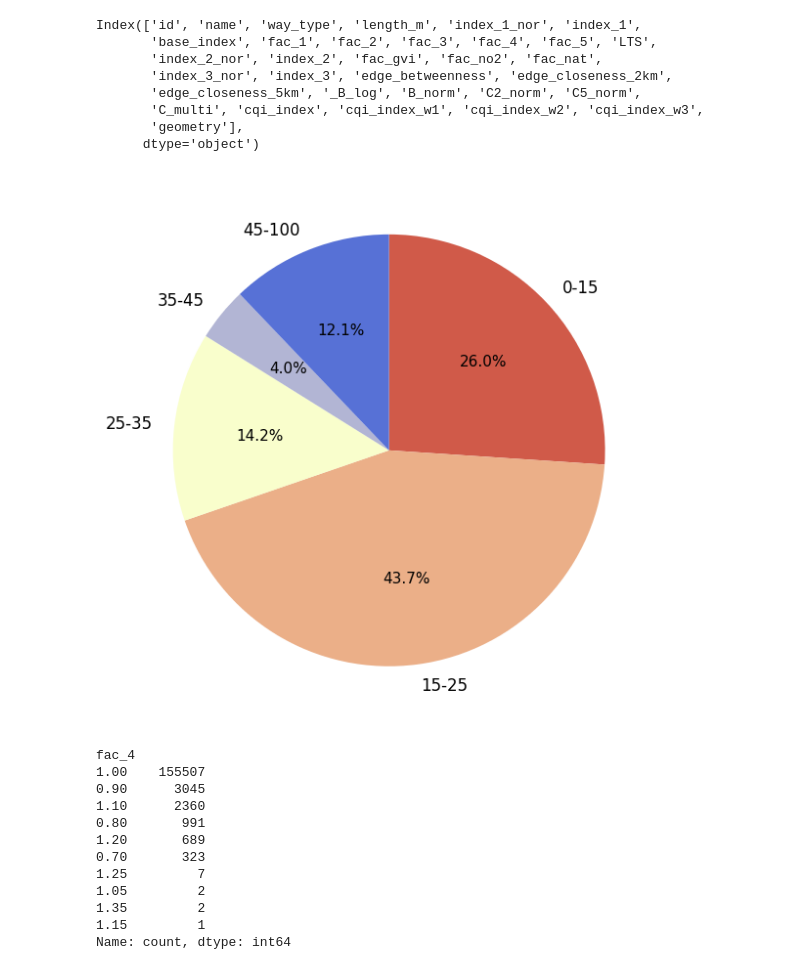
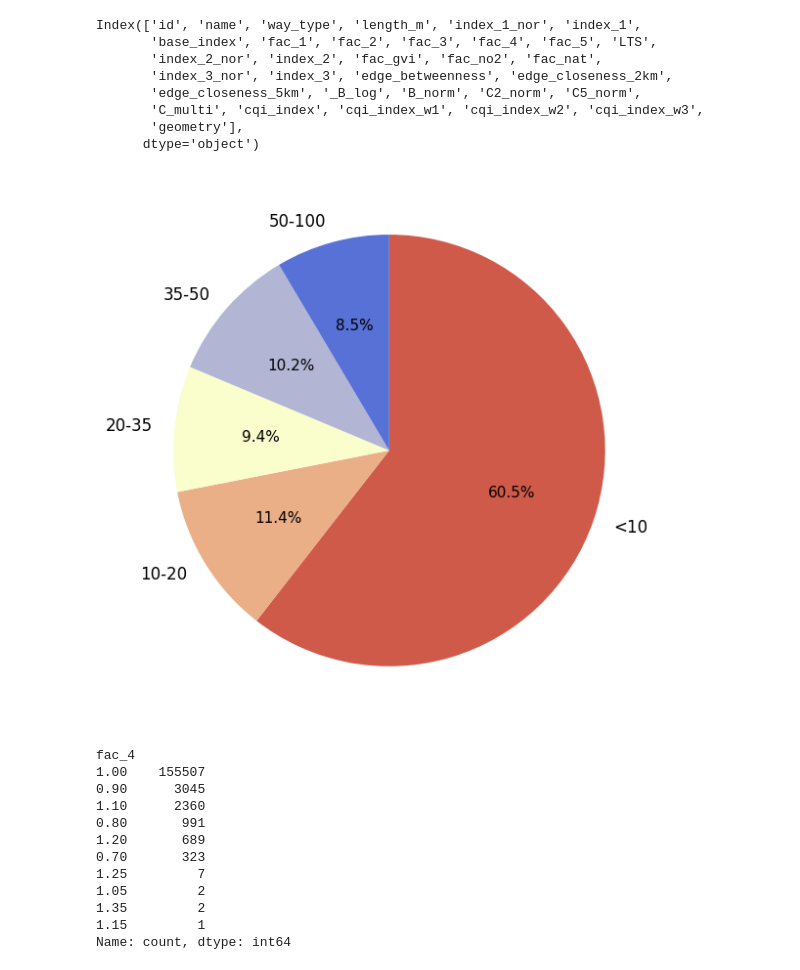
Before and after one commit to Van-Wu1/CECI, a Jupyter notebook: scr/py/DescriptiveAnalysis.ipynb, the cells around one changed output. Saved outputs shown, nothing was run; the diff lists cells and outputs as text; code cells hidden in the pictures.

```diff
--- a/scr/py/DescriptiveAnalysis.ipynb
+++ b/scr/py/DescriptiveAnalysis.ipynb
@@ -1077,47 +1077,47 @@ import matplotlib.pyplot as plt
 import pandas as pd
 
 # 分级区间
-bins = [0, 15, 25, 35, 45, 100]
-labels = ["0-15", "15-25", "25-35", "35-45", "45-100"]
+bins = [0, 10, 20, 35, 50, 100]
+labels = ["<10", "10-20", "20-35", "35-50", "50-100"]
 
 # 按区间分组
-s1count["index_1_nor_bin"] = pd.cut(s1count["index_1_nor"], bins=bins, labels=labels, right=False)
+s1count["index_3_nor_bin"] = pd.cut(s1count["index_3_nor"], bins=bins, labels=labels, right=False)
 
 # 统计每个区间数量
-counts = s1count["index_1_nor_bin"].value_counts().sort_index()
+counts = s1count["index_3_nor_bin"].value_counts().sort_index()
 
 # 你的图例配色（保持一致）
 colors = [
     "#D05A49",  # 0-15 红褐
     "#EBAF88",  # 15-25 橙
     "#F9FECC",  # 25-35 浅黄
     "#B2B5D4",  # 35-45 浅紫灰（如果你的图里是灰偏紫，可以调）
     "#5771D6"   # 45-100 深蓝
 ]
 
 # 画饼图
 fig, ax = plt.subplots(figsize=(6,6))
 wedges, texts, autotexts = ax.pie(
     counts,
     labels=counts.index,
     autopct='%1.1f%%',
     startangle=90,
     counterclock=False,
     colors=colors,
     textprops={'fontsize': 12}
 )
 
 # 美化百分比
 for t in autotexts:
     t.set_color("black")
     t.set_fontsize(11)
 
 # 去掉标题（方便贴到地图右下角）
 plt.tight_layout()
 plt.savefig("0.png", dpi=300, bbox_inches="tight", pad_inches=0.15)
 plt.show()
 # %% [output]
-[figure, old version]
+[figure, new version]
 # %%
 print(s1count["fac_4"].value_counts())
 # %% [output]
```
Also changed, not shown: parts of 7 cells of this notebook.
